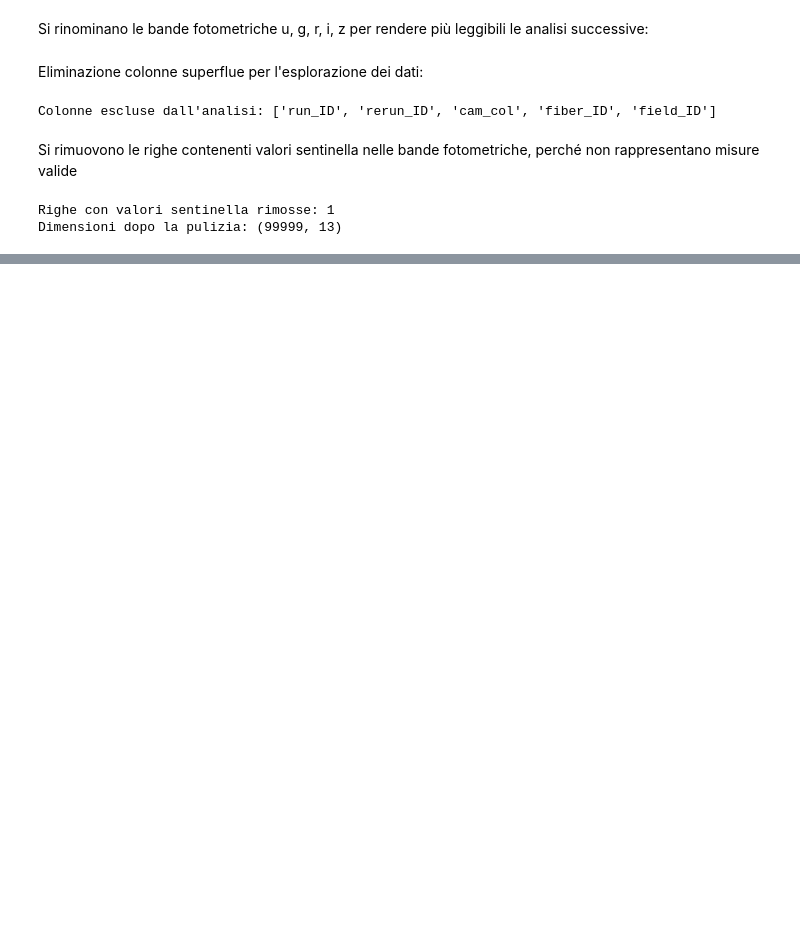
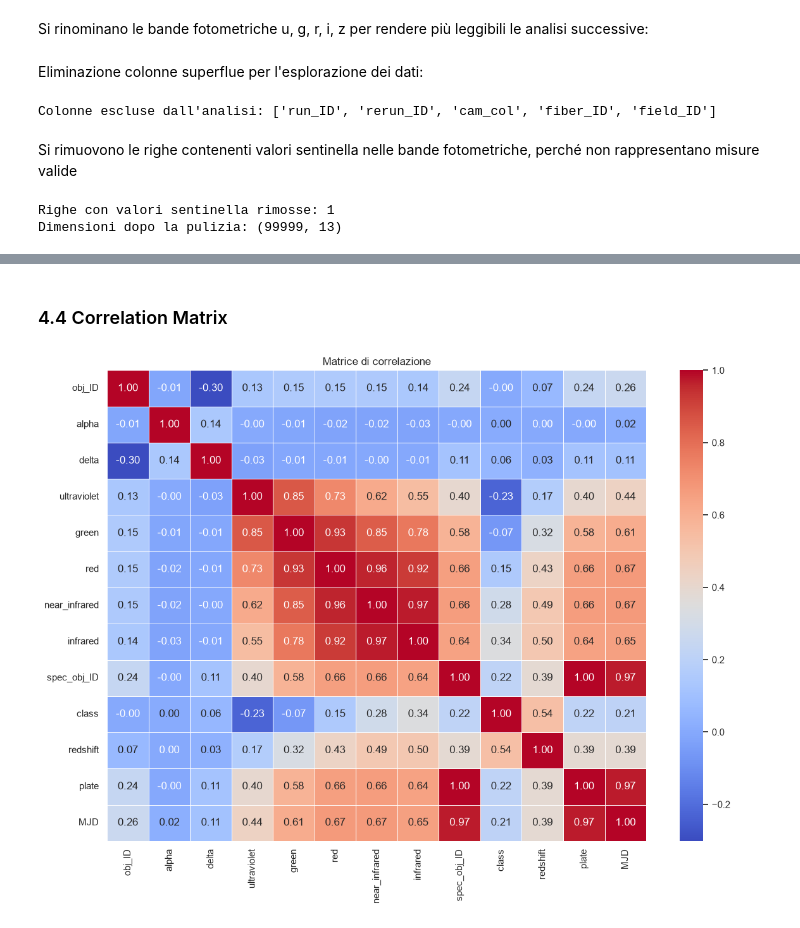
Before and after one commit to FabianCalangiu/Astronomical-Objects-Analysis, a Jupyter notebook: notebooks/astronomical_analysis_enhanced.ipynb, the cells around one changed output, grey strips where cells are left out. Saved outputs shown, nothing was run; the diff lists cells and outputs as text; code cells hidden in the pictures; blank space fills up the shorter version.

```diff
--- a/notebooks/astronomical_analysis_enhanced.ipynb
+++ b/notebooks/astronomical_analysis_enhanced.ipynb
@@ -255,0 +312,18 @@ df.describe()
+# %% [markdown]
+### 4.4 Correlation Matrix
+# %%
+corr_matrix = df_encoded.corr(numeric_only=True)
+
+plt.figure(figsize=(12, 9))
+sns.heatmap(
+    corr_matrix,
+    cmap="coolwarm",
+    annot=True,
+    linewidths=0.5,
+    fmt=".2f",
+)
+plt.title("Matrice di correlazione")
+plt.tight_layout()
+plt.show()
+# %% [output]
+[figure, added]
```
Also changed, not shown: parts of 14 cells of this notebook.
